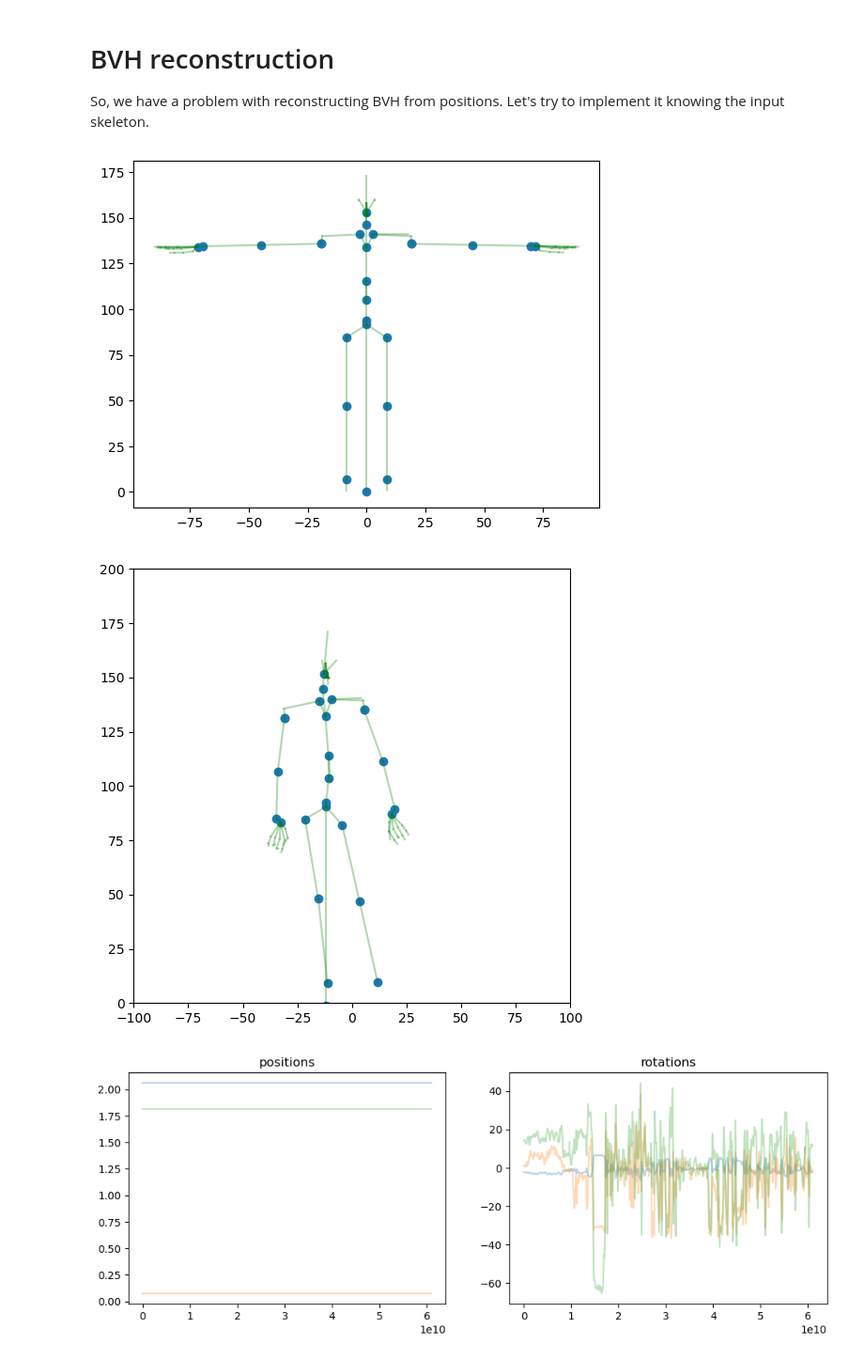
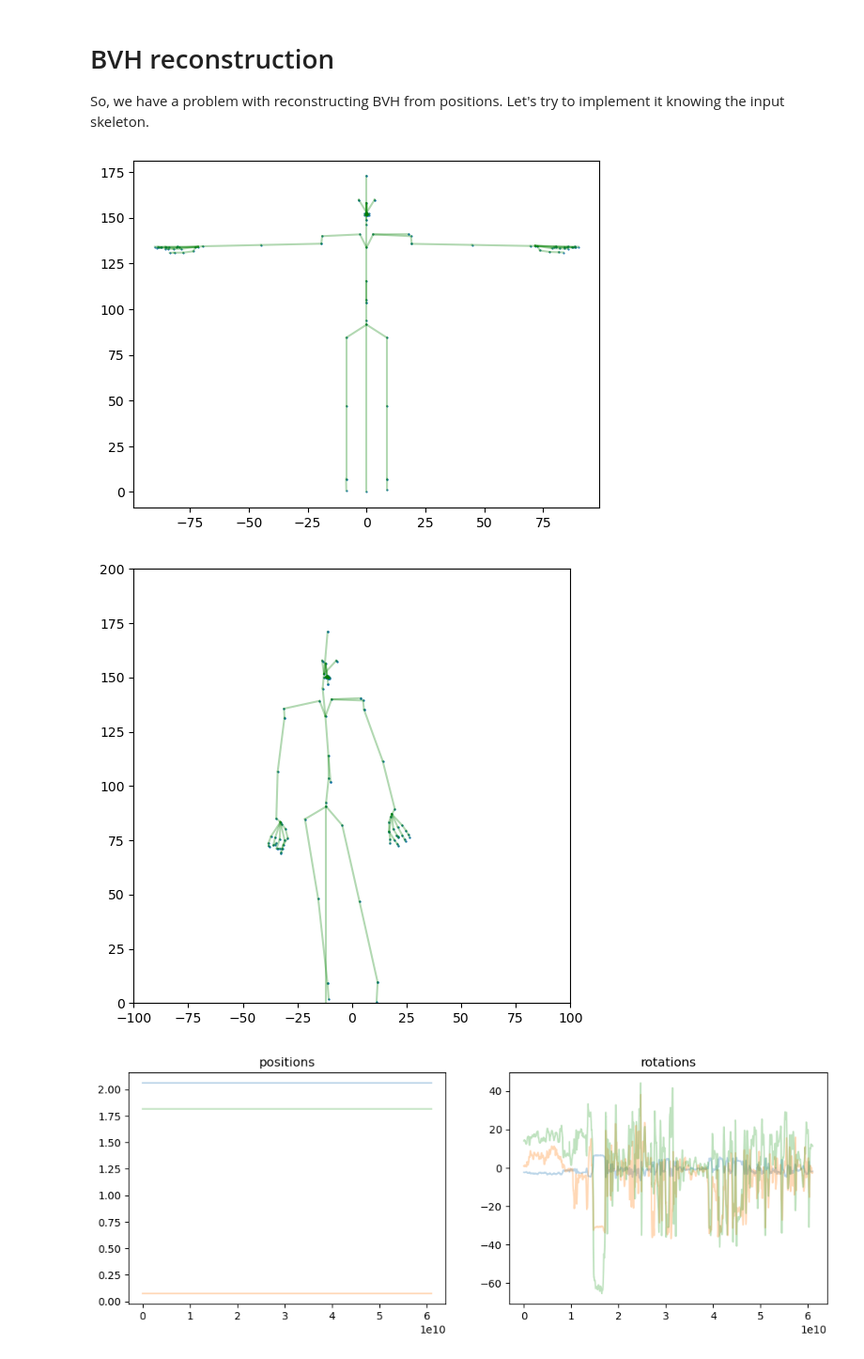
Before and after one commit to FineMotion/GENEA_2023, a Jupyter notebook: PAE.ipynb, the cells around one changed output. Shown at 94% size. Saved outputs shown, nothing was run; the diff lists cells and outputs as text; code cells hidden in the pictures.

```diff
--- a/PAE.ipynb
+++ b/PAE.ipynb
@@ -271,18 +272,18 @@ for joint in sample.traverse():
     offsets[joint] = offset
 # %%
 points = []
-for joint in filtering_joints:
+for joint in offsets:
     points.append(offsets[joint])
 points = np.array(points)
 # %%
-plt.scatter(points[:, 0], points[:, 1])
+plt.scatter(points[:, 0], points[:, 1], s=0.3)
 for edge in edges:
     # if edge[0] in filtering_joints:
     start = offsets[edge[0]]
     end = offsets[edge[1]]
     plt.plot([start[0], end[0]], [start[1], end[1]], color='green', alpha=0.3)
 # %% [output]
-[figure, old version]
+[figure, new version]
 # %%
 # try to pose joints in similar to pymo way
 posed = {}
@@ -313,24 +318,27 @@ for joint in sample.traverse():
 
 # sample.values
 # %%
-posed_points = np.zeros((len(filtering_joints), 3))
-for i, joint in enumerate(filtering_joints):
+posed_points = np.zeros((len(posed), 3))
+for i, joint in enumerate(posed):
     posed_points[i,:] = posed[joint][1]
 
 fig = plt.figure(figsize=(6,6))
 ax = fig.add_subplot(1,1,1)
 ax.set_xlim([-100, 100])
 ax.set_ylim([0,200])
-ax.scatter(posed_joints[:, 0], posed_joints[:, 1])
+ax.scatter(posed_points[:, 0], posed_points[:, 1], s=0.5)
 for edge in edges:
-    if 'Nub' in edge[0]:
-        continue
+    # if 'Nub' in edge[0]:
+    #     continue
     # if edge[0] in filtering_joints:
     start = posed[edge[0]][1]
     end = posed[edge[1]][1]
-    ax.plot([start[0], end[0]], [start[1], end[1]], color='green', alpha=0.3)
+    try:
+        ax.plot([start[0], end[0]], [start[1], end[1]], color='green', alpha=0.3)
+    except Exception as e:
+        print(edge)
 # %% [output]
-[figure, old version]
+[figure, new version]
 # %%
 # check if positions are constant on non root joints
 def draw_pos_rot(joint):
```
Also changed, not shown: parts of 4 cells of this notebook, 3 other files.
